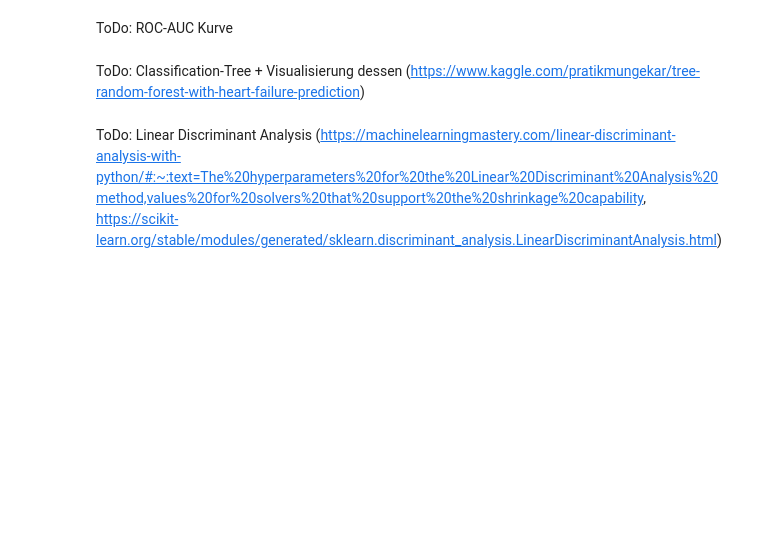
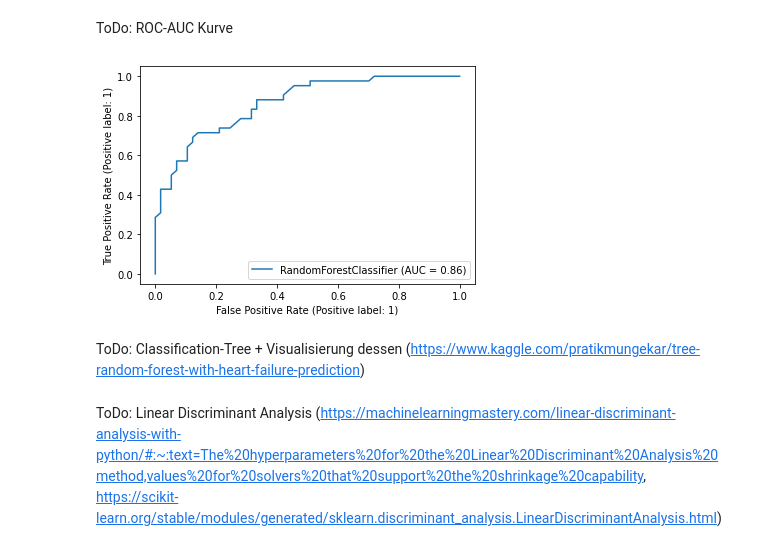
Before and after one commit to jopagel/Heart-Failure, a Jupyter notebook: RandomForest.ipynb, the cells around one changed output. Saved outputs shown, nothing was run; the diff lists cells and outputs as text; code cells hidden in the pictures; blank space fills up the shorter version.

Commit message:
add ROC curve

```diff
--- a/RandomForest.ipynb
+++ b/RandomForest.ipynb
@@ -108,3 +118,7 @@ ToDo: ROC-AUC Kurve
+# %%
+plot_roc_curve(model, X_test, y_test);
+# %% [output]
+[figure, added]
 # %% [markdown]
 ToDo: Classification-Tree + Visualisierung dessen (https://www.kaggle.com/pratikmungekar/tree-random-forest-with-heart-failure-prediction)
 # %% [markdown]
```
Also changed, not shown: parts of 11 cells of this notebook.
